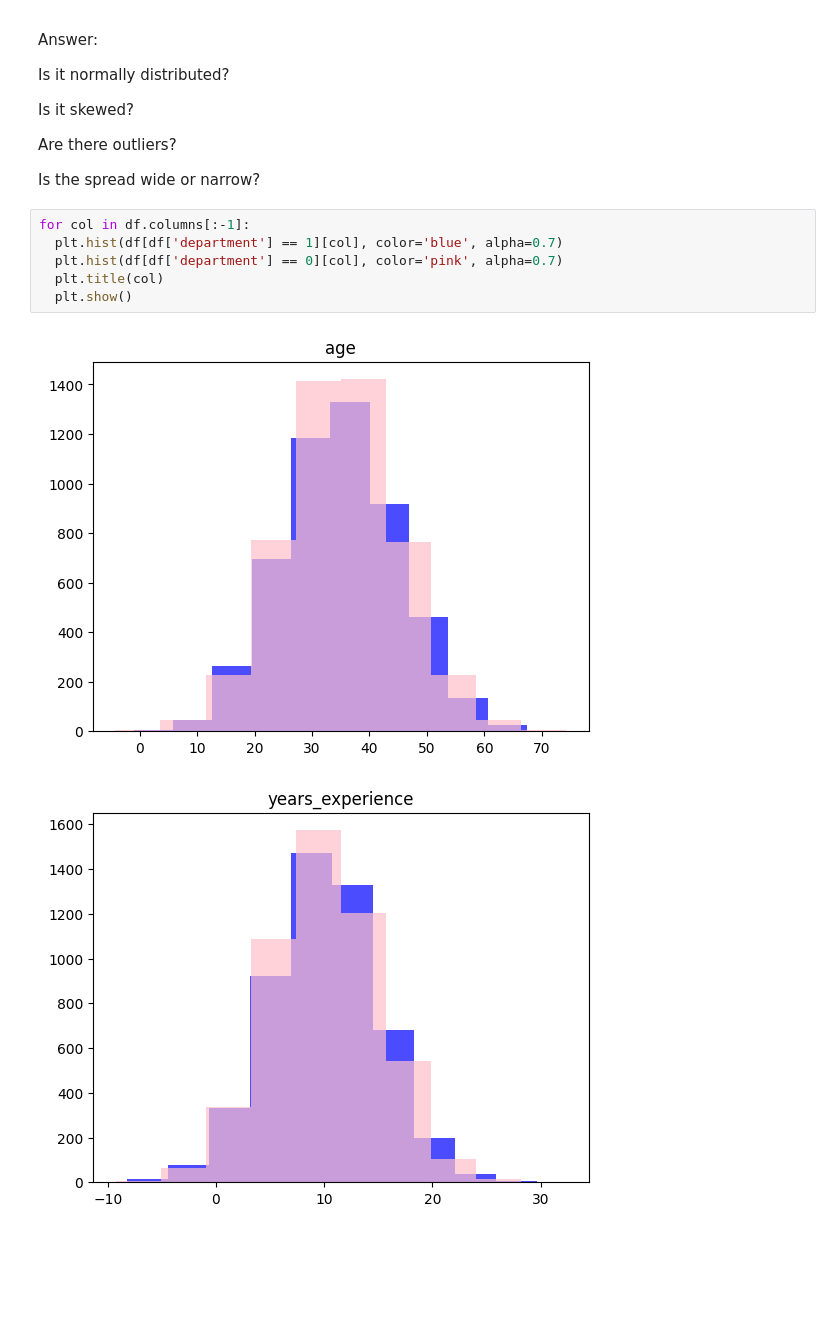
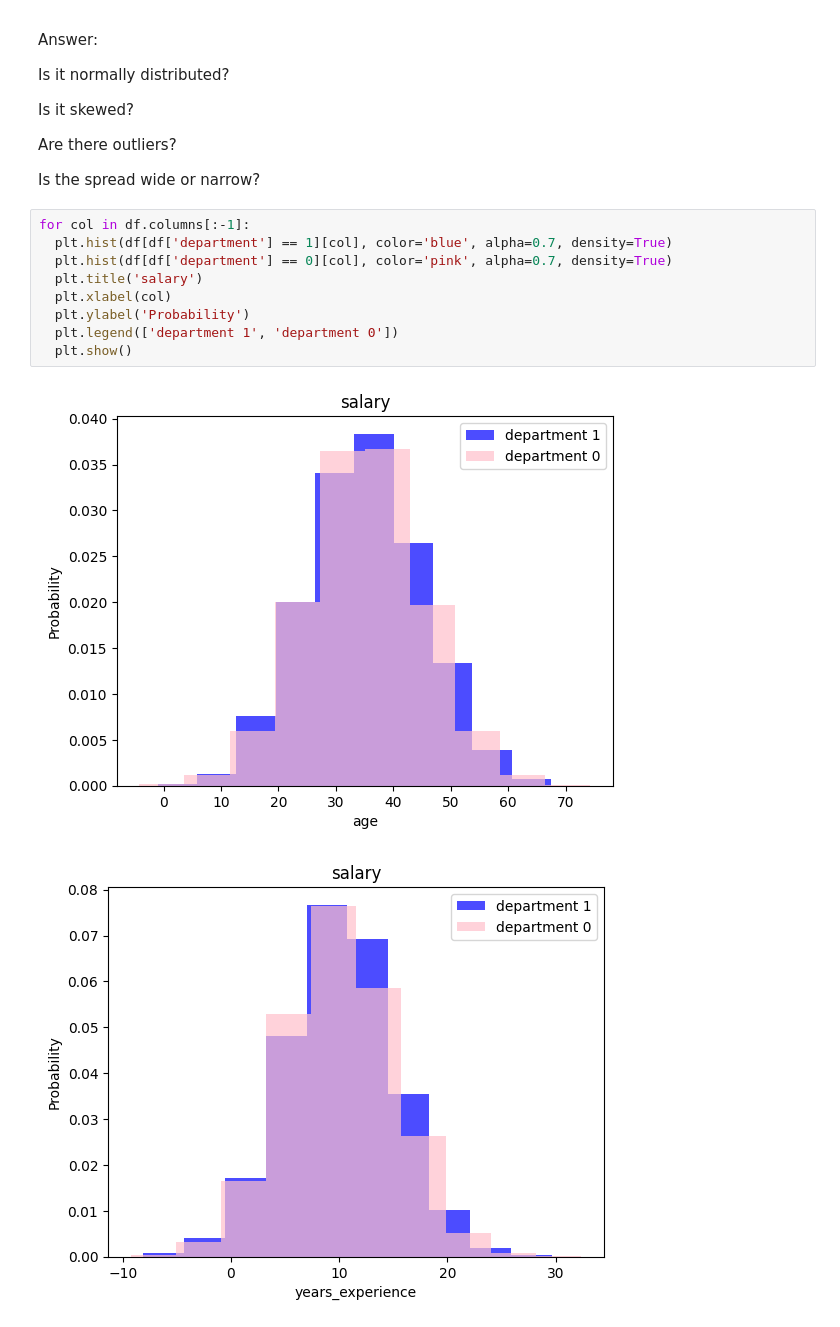
Before and after one commit to yusef-codes10/salary_data_exercice, a Jupyter notebook: salary_data_exercice.ipynb, the cells around one changed output. Cells and saved outputs as stored; diff of their text form; blank space fills up the shorter version.

Commit message:
that's pretty much it for the histograms

```diff
--- a/salary_data_exercice.ipynb
+++ b/salary_data_exercice.ipynb
@@ -52,10 +52,13 @@ Are there outliers?
 Is the spread wide or narrow?
 # %%
 for col in df.columns[:-1]:
-  plt.hist(df[df['department'] == 1][col], color='blue', alpha=0.7)
-  plt.hist(df[df['department'] == 0][col], color='pink', alpha=0.7)
-  plt.title(col)
+  plt.hist(df[df['department'] == 1][col], color='blue', alpha=0.7, density=True)
+  plt.hist(df[df['department'] == 0][col], color='pink', alpha=0.7, density=True)
+  plt.title('salary')
+  plt.xlabel(col)
+  plt.ylabel('Probability')
+  plt.legend(['department 1', 'department 0'])
   plt.show()
 # %% [output]
-[figure, old version]
+[figure, new version]
-[figure, old version]
+[figure, new version]
```
Also changed, not shown: parts of 1 cell of this notebook.
